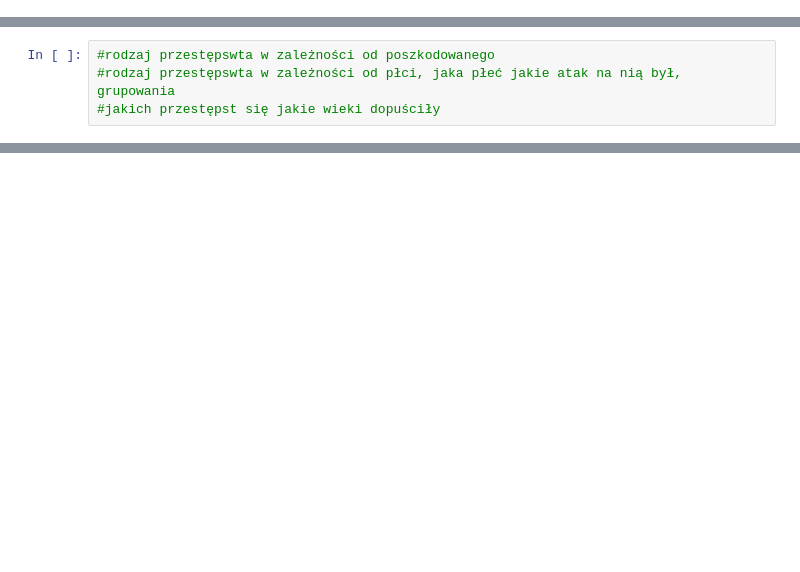
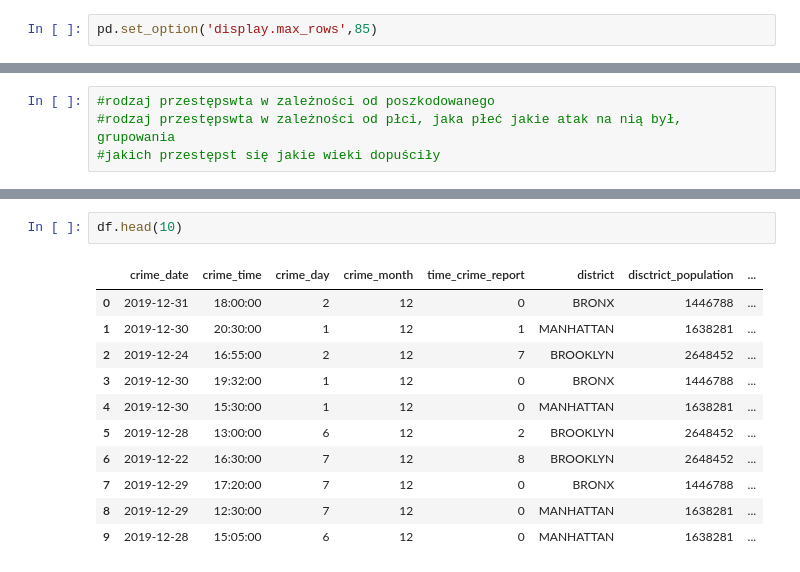
Before and after one commit to michalradecki/python_data_NY_crime, a Jupyter notebook: data_analysis_NYPD_crime.ipynb, the cells around one changed output, grey strips where cells are left out. Saved outputs shown, nothing was run; the diff lists cells and outputs as text; blank space fills up the shorter version.

```diff
--- a/data_analysis_NYPD_crime.ipynb
+++ b/data_analysis_NYPD_crime.ipynb
@@ -59,6 +53,8 @@ pd.set_option('display.max_columns',30)
 ## Loading and cleaning data
 # %%
 df = pd.read_excel("data.xlsx", index_col='CMPLNT_NUM')
+# %%
+pd.set_option('display.max_rows',85)
 # %%
 #cleaning data and preparing it for analysis
 columns=['JURISDICTION_CODE', 'JURIS_DESC', 'KY_CD', 'PATROL_BORO', 'PD_CD', 'TRANSIT_DISTRICT',
@@ -364,0 +397,14 @@ MultiIndex([(        'BRONX',      'FELONY'),
+# %%
+df.head(10)
+# %% [output]
+|  | crime_date | crime_time | crime_day | crime_month | time_crime_report | district | disctrict_population | ... |
+| 0 | 2019-12-31 | 18:00:00 | 2 | 12 | 0 | BRONX | 1446788 | ... |
+| 1 | 2019-12-30 | 20:30:00 | 1 | 12 | 1 | MANHATTAN | 1638281 | ... |
+| 2 | 2019-12-24 | 16:55:00 | 2 | 12 | 7 | BROOKLYN | 2648452 | ... |
+| 3 | 2019-12-30 | 19:32:00 | 1 | 12 | 0 | BRONX | 1446788 | ... |
+| 4 | 2019-12-30 | 15:30:00 | 1 | 12 | 0 | MANHATTAN | 1638281 | ... |
+| 5 | 2019-12-28 | 13:00:00 | 6 | 12 | 2 | BROOKLYN | 2648452 | ... |
+| 6 | 2019-12-22 | 16:30:00 | 7 | 12 | 8 | BROOKLYN | 2648452 | ... |
+| 7 | 2019-12-29 | 17:20:00 | 7 | 12 | 0 | BRONX | 1446788 | ... |
+| 8 | 2019-12-29 | 12:30:00 | 7 | 12 | 0 | MANHATTAN | 1638281 | ... |
+| 9 | 2019-12-28 | 15:05:00 | 6 | 12 | 0 | MANHATTAN | 1638281 | ... |
```
Also changed, not shown: parts of 22 cells of this notebook, 1 other file.
